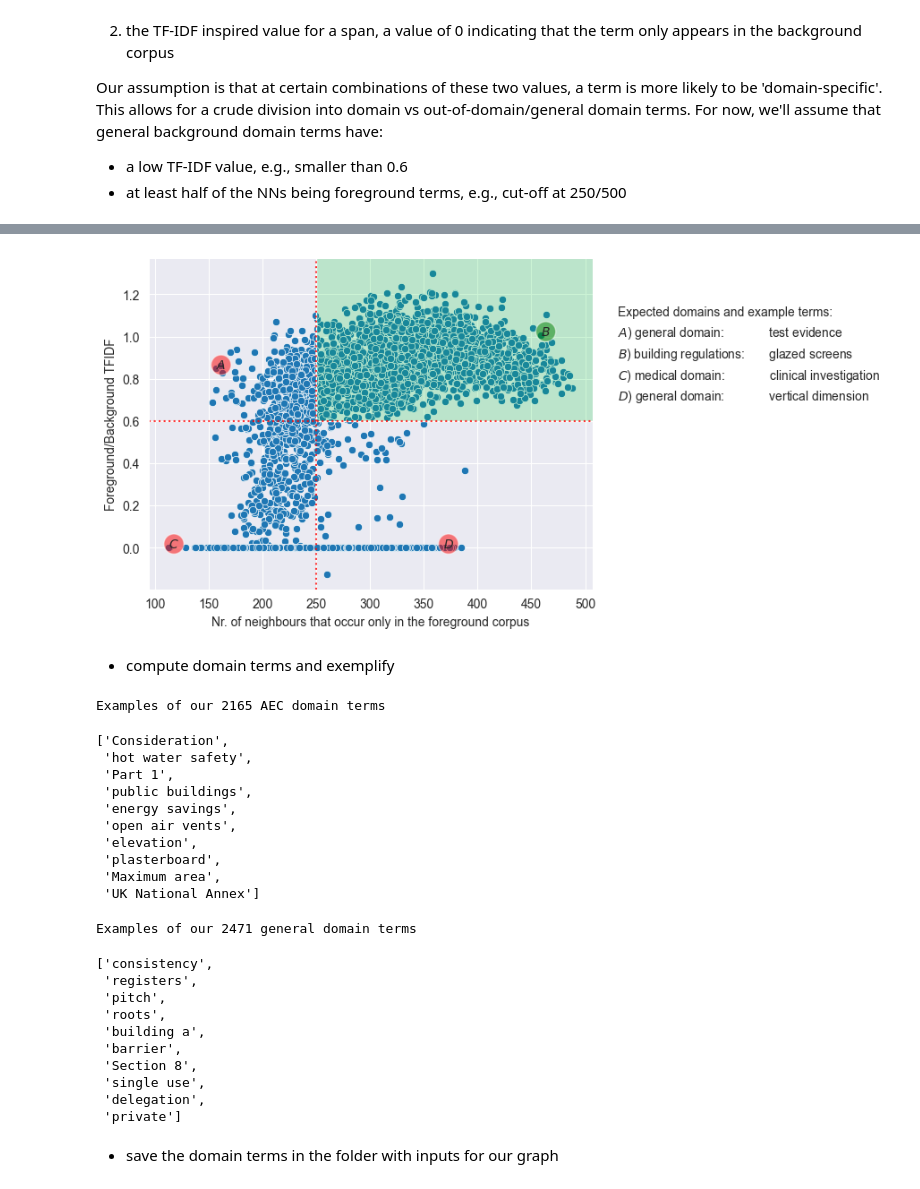
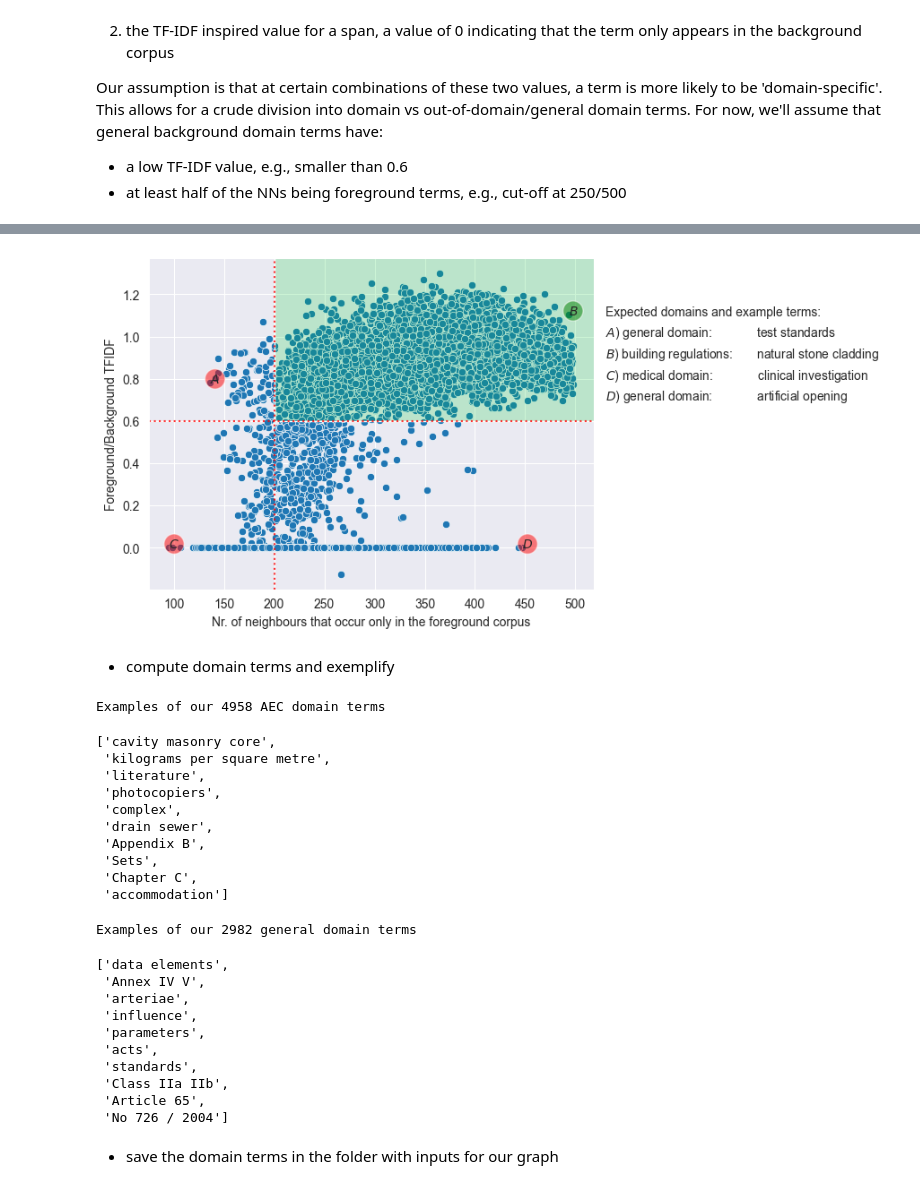
Before and after one commit to rubenkruiper/irec, a Jupyter notebook: 1. Term Extraction.ipynb, the cells around one changed output, grey strips where cells are left out. Drawn from its saved outputs; the diff is of its cells as text; code cells hidden in the pictures.

```diff
--- a/1. Term Extraction.ipynb
+++ b/1. Term Extraction.ipynb
@@ -324,9 +324,9 @@ def run_filters(to_be_cleaned):
     cleaned_terms = [t for t in determiners_removed if t]
     cleaned_counter = Counter(cleaned_terms)
 
-    # We only want terms to occur at least X times in a corpus, e.g., 5 times:
-    cleaned_terms = [t for t in cleaned_terms if cleaned_counter[t] >= 5]
-    cleaned_counter = Counter({t: c for t, c in cleaned_counter.items() if c >= 5})
+    # We only want terms to occur at least X times in a corpus, e.g., 3 times:
+    cleaned_terms = [t for t in cleaned_terms if cleaned_counter[t] >= 3]
+    cleaned_counter = Counter({t: c for t, c in cleaned_counter.items() if c >= 3})
     return cleaned_terms, cleaned_counter
 # %%
 foreground_terms_lists = [c.NER_labels for d in foreground_corpus for c in d.load_document(d.output_fp).all_contents]
@@ -747,7 +747,7 @@ Our assumption is that at certain combinations of these two values, a term is mo
 * at least half of the NNs being foreground terms, e.g., cut-off at 250/500
 # %%
 min_TFIDF_value = 0.6
-min_num_foreground_neighbours = 250
+min_num_foreground_neighbours = 200
 # %%
 # Example terms VERY TOP LEFT of the plot (expectinggeneral domain)
 top = span_features_df['TFIDF_fore_back'] > 1.3 * min_TFIDF_value
@@ -812,37 +809,37 @@ axes = sns.scatterplot(x="num_foreground_neighbours",
 axes.set_xlabel("Nr. of neighbours that occur only in the foreground corpus")
 axes.set_ylabel("Foreground/Background TFIDF")
 
 axes.axhline(y=min_TFIDF_value, color=(1,0,0,.8), linestyle='dotted')
 axes.axvline(x=min_num_foreground_neighbours, color=(1,0,0,.8), linestyle='dotted')
 
-topleft_term = "general domain:\t\t " + "test evidence"
-topright_term = "building regulations:\t " + "glazed screens"
+topleft_term = "general domain:\t\t " + "test standards"
+topright_term = "building regulations:\t " + "natural stone cladding"
 bottomleft_term = "medical domain:\t\t " + "clinical investigation"
-bottomright_term = "general domain:\t\t " + "vertical dimension"
+bottomright_term = "general domain:\t\t " + "artificial opening"
 
 plt.text(530, 1.1, "Expected domains and example terms:", fontsize = 10)
 for idx, term in enumerate([topleft_term, topright_term, bottomleft_term, bottomright_term]):
     x = span_features_df["num_foreground_neighbours"][term.split("\t ")[1]]
     y = span_features_df["TFIDF_fore_back"][term.split("\t ")[1]]
     colour = "green" if (x > min_num_foreground_neighbours and y > min_TFIDF_value) else "red"
     plt.text(x, y, f"${chr(97 + idx).upper()}$", fontsize = 10, bbox = dict(facecolor=colour,
                                                                             boxstyle='circle',
                                                                             alpha = 0.5))
     plt.text(530, 1 - (.1 * idx), f"${chr(97 + idx).upper()}$) " + term, fontsize = 10)
 
 
 # Create a Rectangle patch
 rect = Rectangle((min_num_foreground_neighbours, min_TFIDF_value),
                  520 - min_num_foreground_neighbours,
                  1.4 - min_TFIDF_value, facecolor=(0,0.8,0.2,0.2))
 # Add the patch to the Axes
 axes.add_patch(rect)
 fig.savefig(embedding_output_fp.joinpath("plot.jpg"), dpi=300, bbox_inches = "tight") #save as jpg
 
 # we'll also save span_features_df for reuse elsewhere
 span_features_df.to_csv(embedding_output_fp.joinpath("span_features.csv"))
 # %% [output]
-[figure, old version]
+[figure, new version]
 # %% [markdown]
 * compute domain terms and exemplify
 # %%
@@ -862,32 +859,32 @@ domain_unique = list(set(domain_terms.index.tolist()))
 print(f"Examples of our {len(domain_unique)} AEC domain terms")
 random.sample(domain_unique, 10)
 # %% [output]
-Examples of our 2165 AEC domain terms
+Examples of our 4958 AEC domain terms
-['Consideration',
- 'hot water safety',
- 'Part 1',
- 'public buildings',
- 'energy savings',
- 'open air vents',
- 'elevation',
- 'plasterboard',
- 'Maximum area',
- 'UK National Annex']
+['cavity masonry core',
+ 'kilograms per square metre',
+ 'literature',
+ 'photocopiers',
+ 'complex',
+ 'drain sewer',
+ 'Appendix B',
+ 'Sets',
+ 'Chapter C',
+ 'accommodation']
 # %%
 print(f"Examples of our {len(ood_terms)} general domain terms")
 random.sample(ood_terms.index.tolist(), 10)
 # %% [output]
-Examples of our 2471 general domain terms
+Examples of our 2982 general domain terms
-['consistency',
- 'registers',
- 'pitch',
- 'roots',
- 'building a',
- 'barrier',
- 'Section 8',
- 'single use',
- 'delegation',
- 'private']
+['data elements',
+ 'Annex IV V',
+ 'arteriae',
+ 'influence',
+ 'parameters',
+ 'acts',
+ 'standards',
+ 'Class IIa IIb',
+ 'Article 65',
+ 'No 726 / 2004']
 # %% [markdown]
 * save the domain terms in the folder with inputs for our graph
 # %%
```
Also changed, not shown: parts of 25 cells of this notebook, 6 other files.
